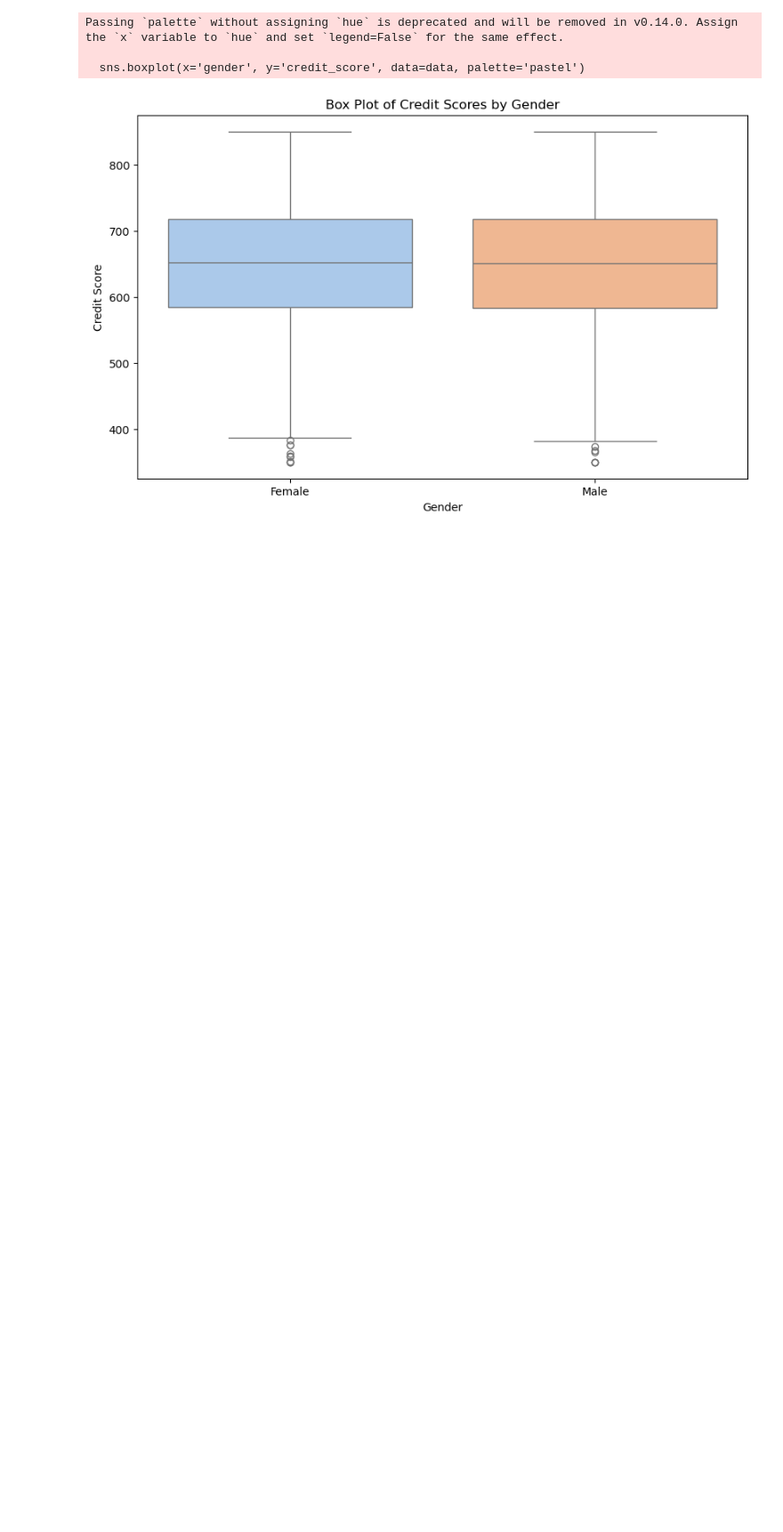
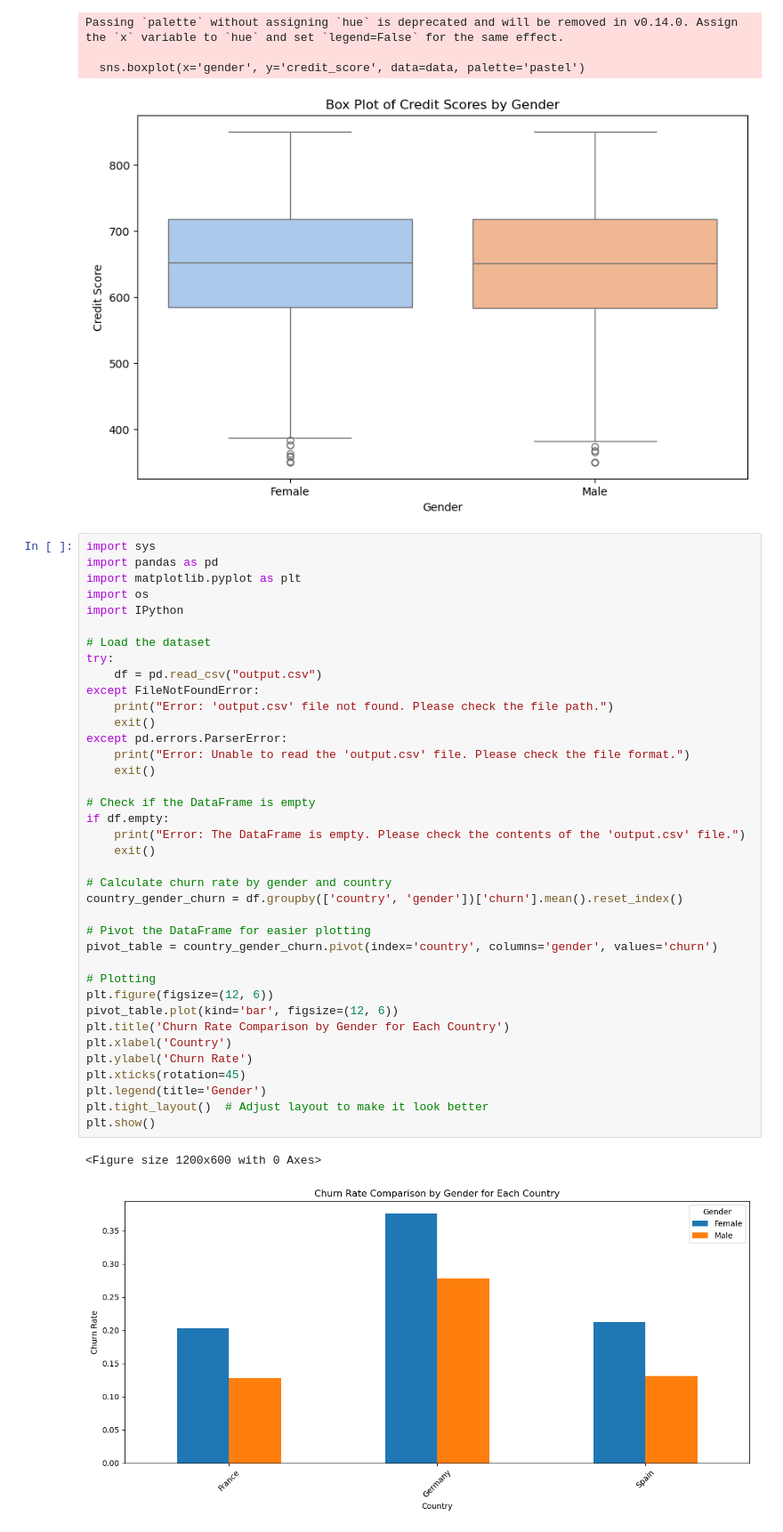
Before and after one commit to mohamdhassa/data-entry-and-analytics-system, a Jupyter notebook: aaaa.ipynb, the cells around one changed output. Shown at 89% size. Saved outputs shown, nothing was run; the diff lists cells and outputs as text; blank space fills up the shorter version.

```diff
--- a/aaaa.ipynb
+++ b/aaaa.ipynb
@@ -408,3 +408,44 @@ Passing `palette` without assigning `hue` is deprecated and will be removed in v
 
   sns.boxplot(x='gender', y='credit_score', data=data, palette='pastel')
 [figure]
+# %%
+import sys
+import pandas as pd
+import matplotlib.pyplot as plt
+import os
+import IPython
+
+# Load the dataset
+try:
+    df = pd.read_csv("output.csv")
+except FileNotFoundError:
+    print("Error: 'output.csv' file not found. Please check the file path.")
+    exit()
+except pd.errors.ParserError:
+    print("Error: Unable to read the 'output.csv' file. Please check the file format.")
+    exit()
+
+# Check if the DataFrame is empty
+if df.empty:
+    print("Error: The DataFrame is empty. Please check the contents of the 'output.csv' file.")
+    exit()
+
+# Calculate churn rate by gender and country
+country_gender_churn = df.groupby(['country', 'gender'])['churn'].mean().reset_index()
+
+# Pivot the DataFrame for easier plotting
+pivot_table = country_gender_churn.pivot(index='country', columns='gender', values='churn')
+
+# Plotting
+plt.figure(figsize=(12, 6))
+pivot_table.plot(kind='bar', figsize=(12, 6))
+plt.title('Churn Rate Comparison by Gender for Each Country')
+plt.xlabel('Country')
+plt.ylabel('Churn Rate')
+plt.xticks(rotation=45)
+plt.legend(title='Gender')
+plt.tight_layout()  # Adjust layout to make it look better
+plt.show()
+# %% [output]
+<Figure size 1200x600 with 0 Axes>
+[figure, added]
```
Also changed, not shown: 3 other files.
